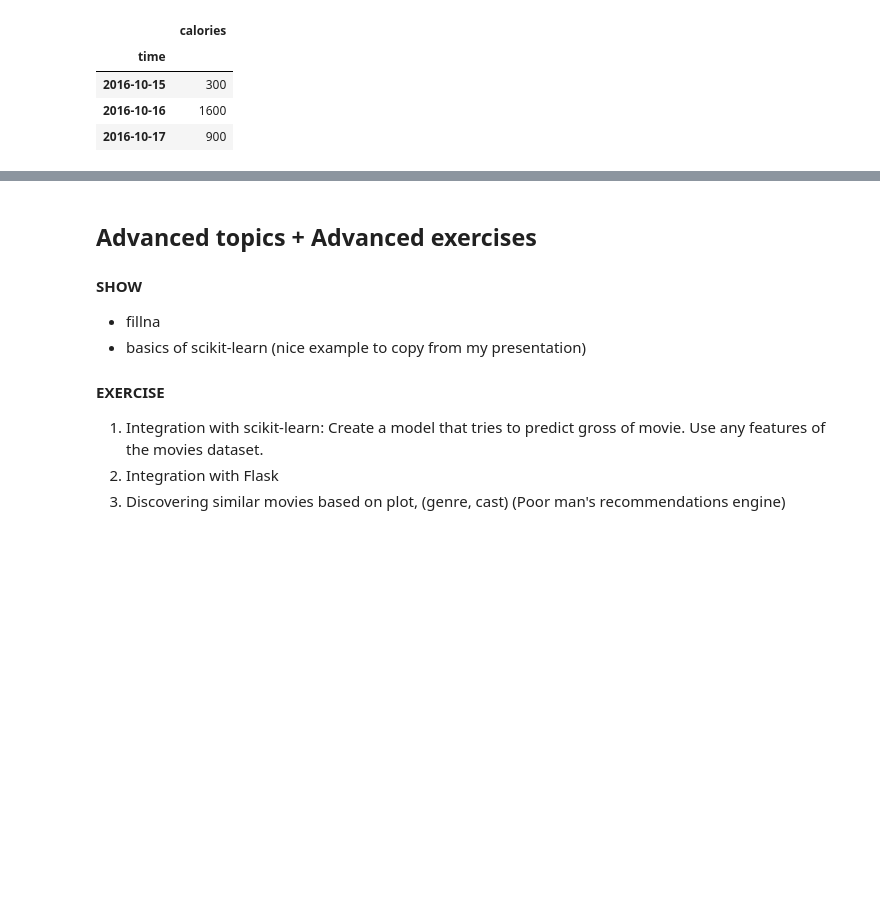
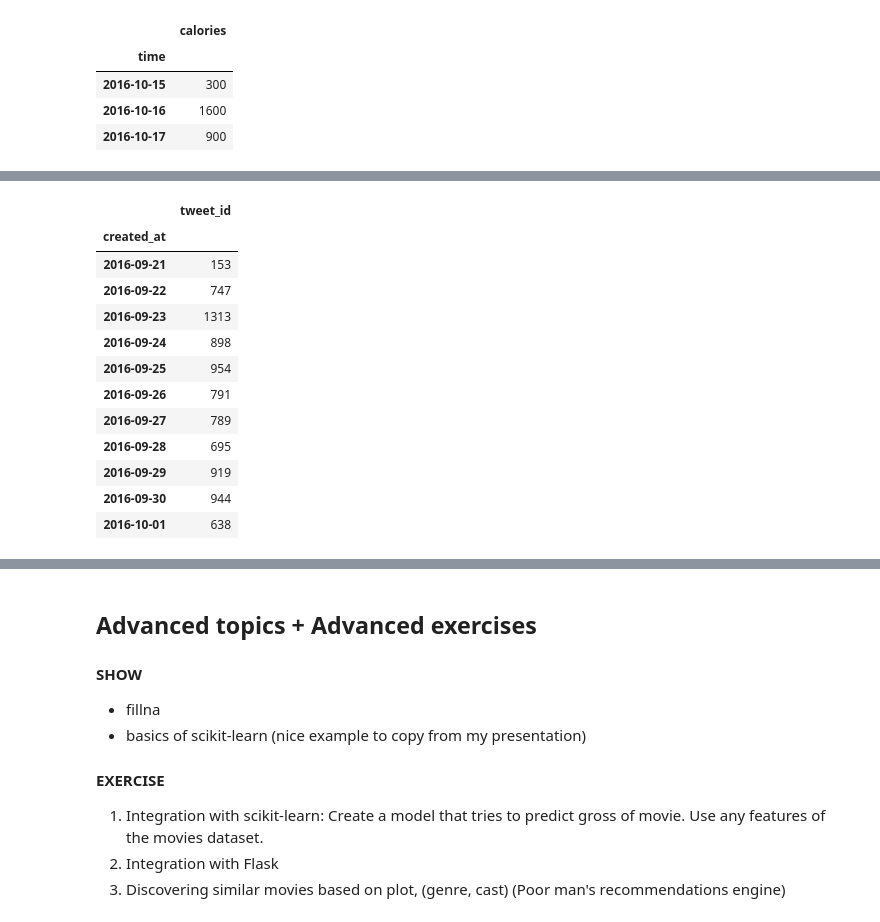
Before and after one commit to grechut/first-steps-with-pandas, a Jupyter notebook: pyconpl-workshop/first-steps-with-pandas-with-solutions.ipynb, the cells around one changed output, grey strips where cells are left out. Drawn from its saved outputs; the diff is of its cells as text; code cells hidden in the pictures; blank space fills up the shorter version.

```diff
--- a/pyconpl-workshop/first-steps-with-pandas-with-solutions.ipynb
+++ b/pyconpl-workshop/first-steps-with-pandas-with-solutions.ipynb
@@ -1418,0 +1438,18 @@ pd.merge(
+# %%
+# Solution 2
+
+force_awakens_tweets.resample('1D').count()
+# %% [output]
+|  | tweet_id |
+| created_at |  |
+| 2016-09-21 | 153 |
+| 2016-09-22 | 747 |
+| 2016-09-23 | 1313 |
+| 2016-09-24 | 898 |
+| 2016-09-25 | 954 |
+| 2016-09-26 | 791 |
+| 2016-09-27 | 789 |
+| 2016-09-28 | 695 |
+| 2016-09-29 | 919 |
+| 2016-09-30 | 944 |
+| 2016-10-01 | 638 |
```
Also changed, not shown: parts of 15 cells of this notebook, 2 other files.
